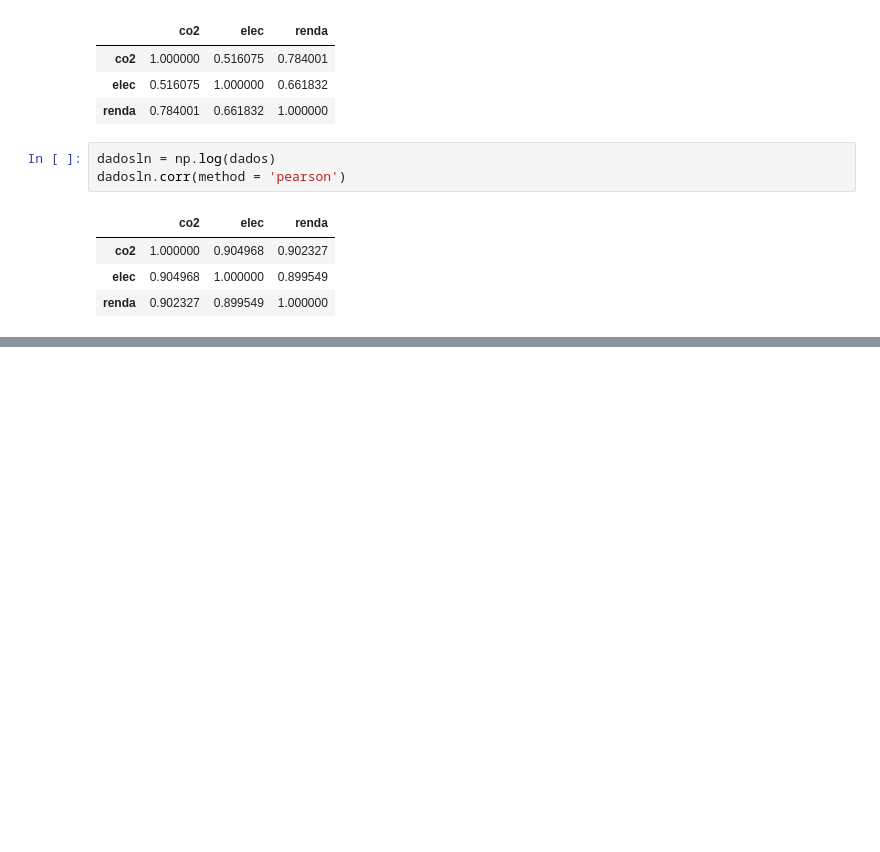
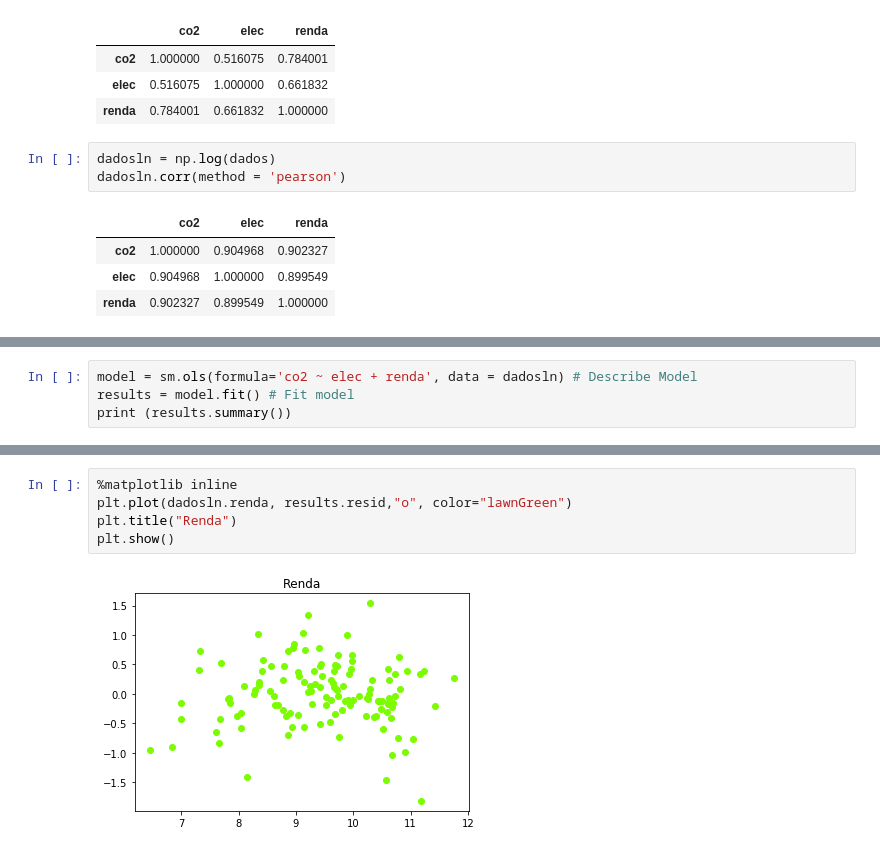
Before and after one commit to chends888/CD1S17, a Jupyter notebook: Projeto 5/Etapa 3.ipynb, the cells around one changed output, grey strips where cells are left out. Cells and saved outputs as stored; diff of their text form; blank space fills up the shorter version.

```diff
--- a/Projeto 5/Etapa 3.ipynb
+++ b/Projeto 5/Etapa 3.ipynb
@@ -183,0 +207,4 @@ plt.show()
+# %%
+model = sm.ols(formula='co2 ~ elec + renda', data = dadosln) # Describe Model
+results = model.fit() # Fit model
+print (results.summary())
@@ -183,0 +242,7 @@ plt.show()
+# %%
+%matplotlib inline
+plt.plot(dadosln.renda, results.resid,"o", color="lawnGreen")
+plt.title("Renda")
+plt.show()
+# %% [output]
+[figure, added]
```
Also changed, not shown: parts of 26 cells of this notebook.
